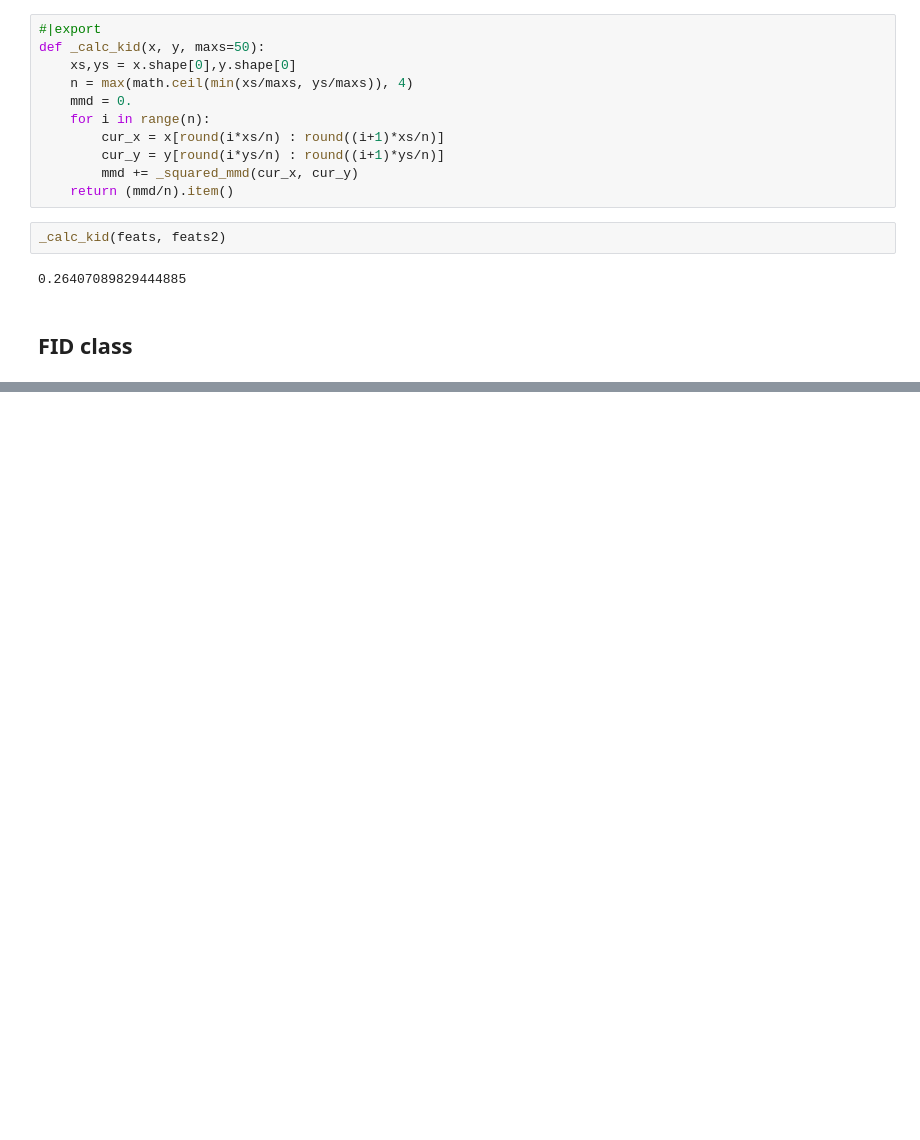
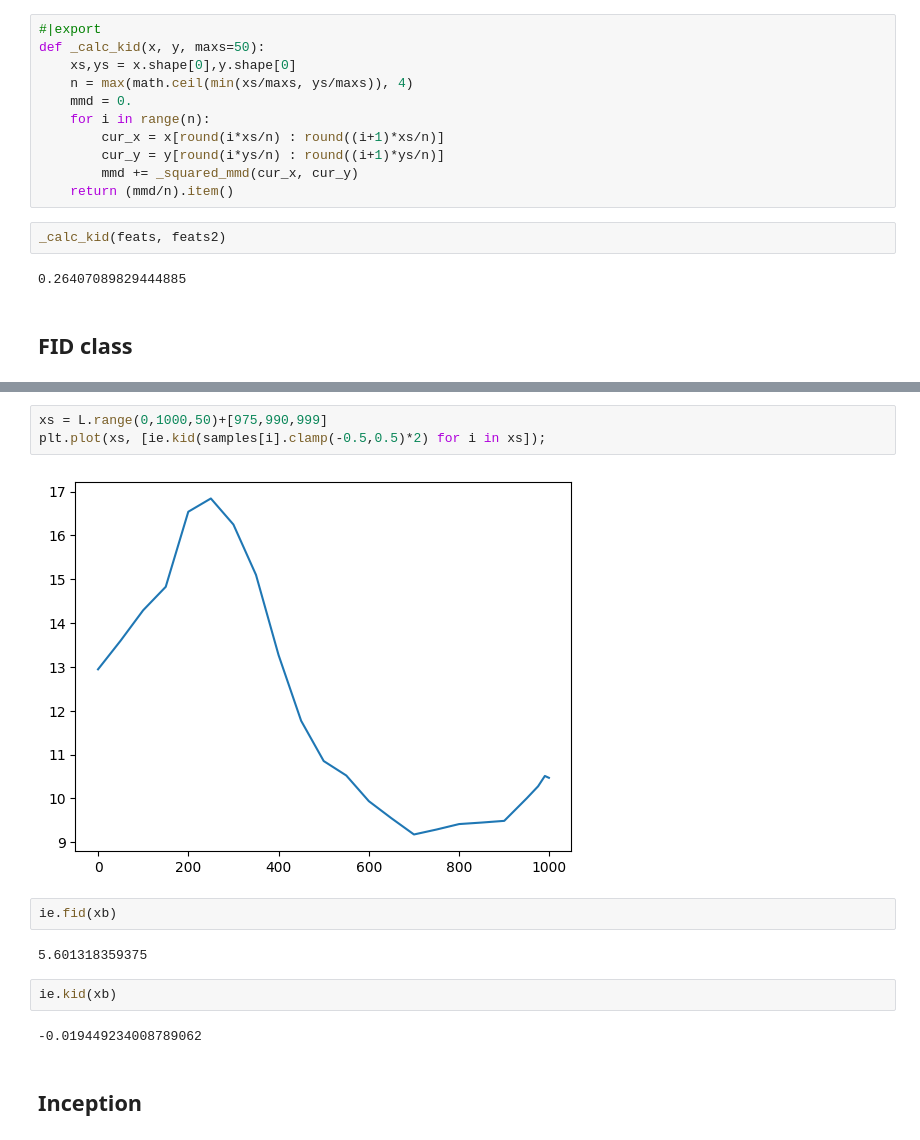
Before and after one commit to teome/diffusion-play, a Jupyter notebook: nbs/18_fid.ipynb, the cells around one changed output, grey strips where cells are left out. Saved outputs shown, nothing was run; the diff lists cells and outputs as text; blank space fills up the shorter version.

```diff
--- a/nbs/18_fid.ipynb
+++ b/nbs/18_fid.ipynb
@@ -260,0 +296,15 @@ _calc_kid(feats, feats2)
+# %%
+xs = L.range(0,1000,50)+[975,990,999]
+plt.plot(xs, [ie.kid(samples[i].clamp(-0.5,0.5)*2) for i in xs]);
+# %% [output]
+[figure, added]
+# %%
+ie.fid(xb)
+# %% [output]
+5.601318359375
+# %%
+ie.kid(xb)
+# %% [output]
+-0.019449234008789062
+# %% [markdown]
+## Inception
```
Also changed, not shown: parts of 5 cells of this notebook.
